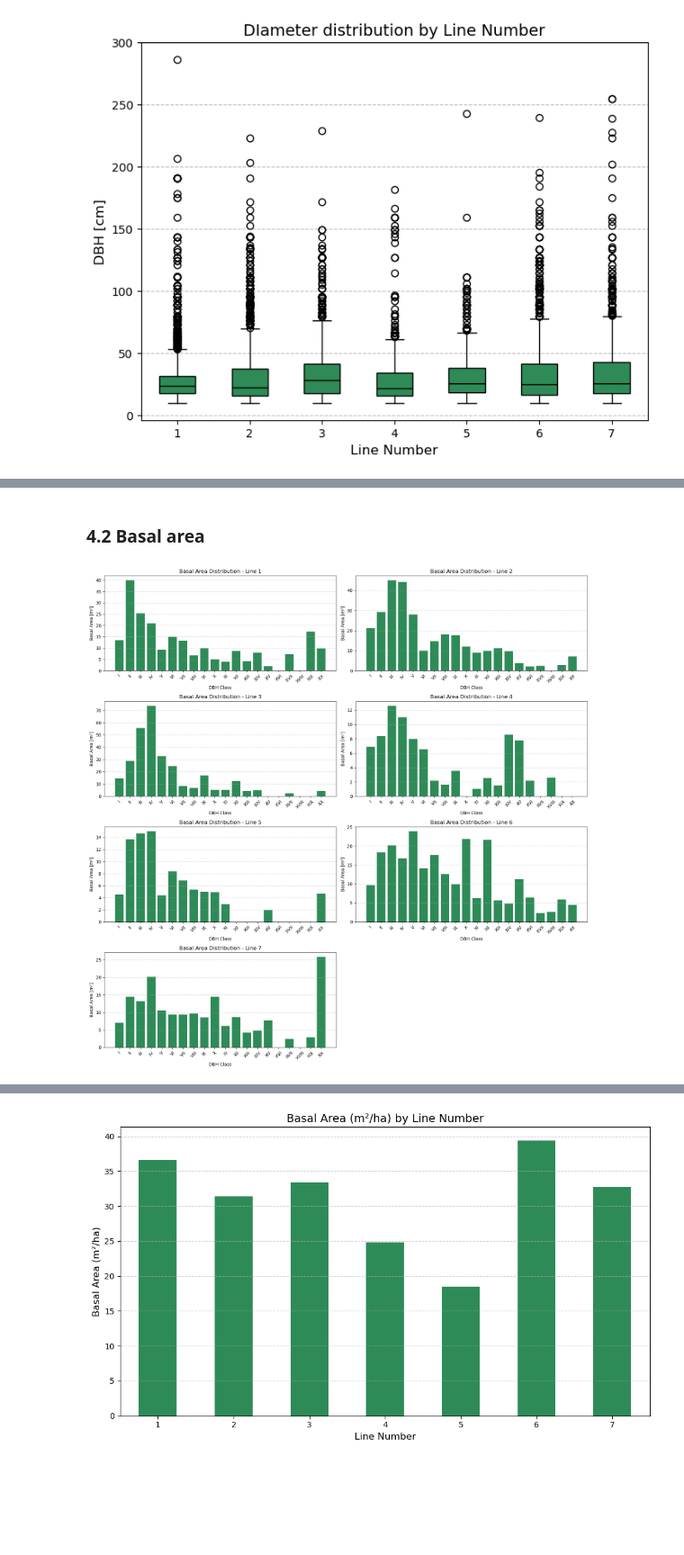
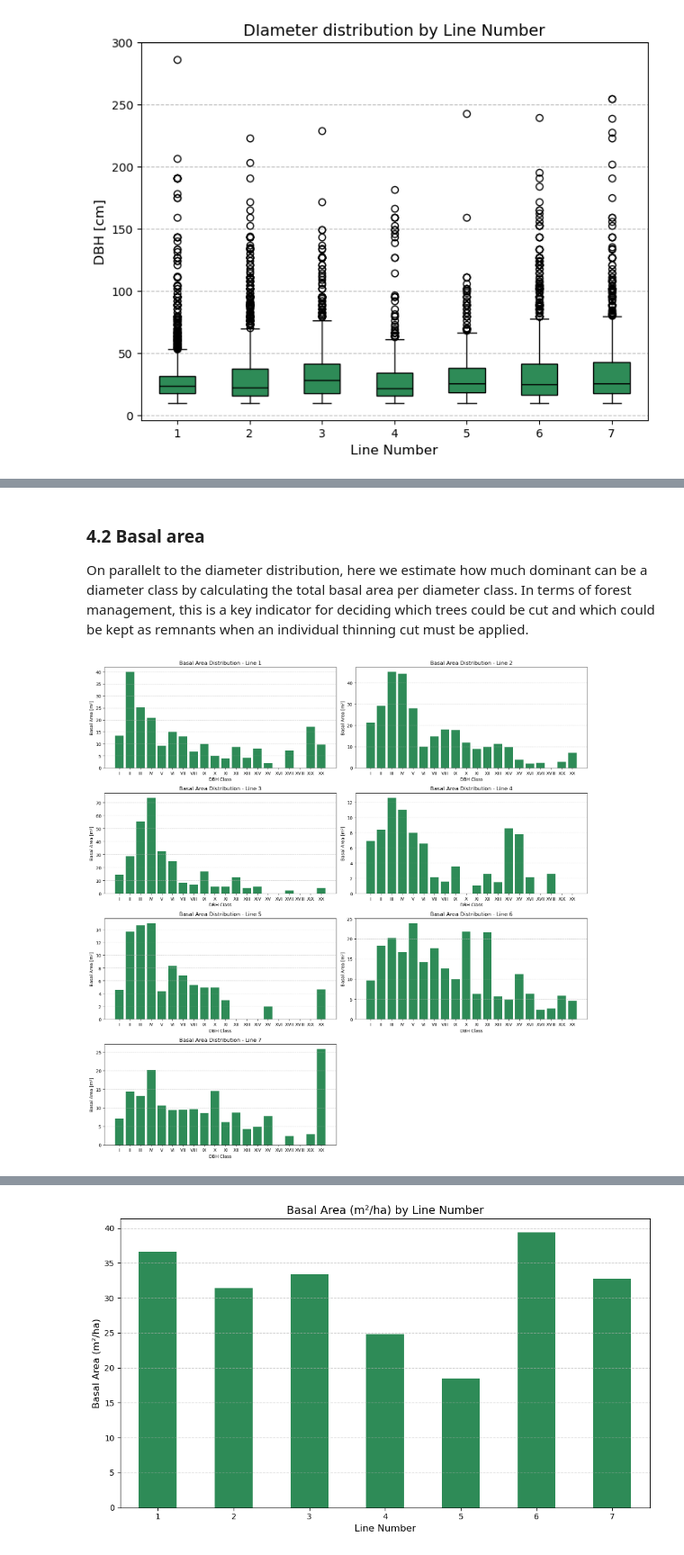
Before and after one commit to miguelif92/IVI-ForstEcol, a Jupyter notebook: notebook/2_diameter_distribution.ipynb, the cells around one changed output, grey strips where cells are left out. Shown at 90% size. Cells and saved outputs as stored; diff of their text form; code cells hidden in the pictures; blank space fills up the shorter version.

Commit message:
Diameter distribution analysis ended

```diff
--- a/notebook/2_diameter_distribution.ipynb
+++ b/notebook/2_diameter_distribution.ipynb
@@ -108,7 +113,7 @@ for i, line_num in enumerate(range(1, 8)):
     axes[i].set_ylabel('Number of Trees')
     axes[i].set_title(f'Diameter Distribution - Line {line_num}')
     axes[i].set_xticks(range(len(dbh_class_counts)))
-    axes[i].set_xticklabels(dbh_class_counts.index, rotation=45)
+    axes[i].set_xticklabels(dbh_class_counts.index, rotation=0)
     axes[i].grid(axis='y', linestyle='--', alpha=0.6)
 
 # Hide the last empty subplot
@@ -150,7 +161,7 @@ for i, line_num in enumerate(range(1, 8)):
     axes[i].set_ylabel('Number of Trees per ha')
     axes[i].set_title(f'Diameter Distribution per ha - Line {line_num}')
     axes[i].set_xticks(range(len(dbh_per_ha)))
-    axes[i].set_xticklabels(dbh_per_ha.index, rotation=45)
+    axes[i].set_xticklabels(dbh_per_ha.index, rotation=0)
     axes[i].grid(axis='y', linestyle='--', alpha=0.6)
 
 # Hide the last empty subplot
@@ -191,26 +210,27 @@ plt.show()
 # %% [markdown]
 ### 4.2 Basal area
+On parallelt to the diameter distribution, here we estimate how much dominant can be a diameter class by calculating the total basal area per diameter class. In terms of forest management, this is a key indicator for deciding which trees could be cut and which could be kept as remnants when an individual thinning cut must be applied.
 # %%
 # Create a 4x2 matrix of subplots for Basal Area by DBH Class for each line number
 fig, axes = plt.subplots(4, 2, figsize=(16, 16))
 axes = axes.flatten()
 
 for i, line_num in enumerate(range(1, 8)):
     line_data = df[df["Line Number"] == line_num]
     basal_area_by_class = line_data.groupby("DBH Class")["Basal area [m2]"].sum().sort_index()
 
     axes[i].bar(range(len(basal_area_by_class)), basal_area_by_class.values, color='#2E8B57')
     axes[i].set_xlabel('DBH Class')
     axes[i].set_ylabel('Basal Area [m²]')
     axes[i].set_title(f'Basal Area Distribution - Line {line_num}')
     axes[i].set_xticks(range(len(basal_area_by_class)))
-    axes[i].set_xticklabels(basal_area_by_class.index, rotation=45)
+    axes[i].set_xticklabels(basal_area_by_class.index, rotation=0)
     axes[i].grid(axis='y', linestyle='--', alpha=0.6)
 
 # Hide the last empty subplot
 axes[7].set_visible(False)
 
 plt.tight_layout()
 plt.show()
 # %% [output]
-[figure, old version]
+[figure, new version]
```
Also changed, not shown: parts of 22 cells of this notebook.
